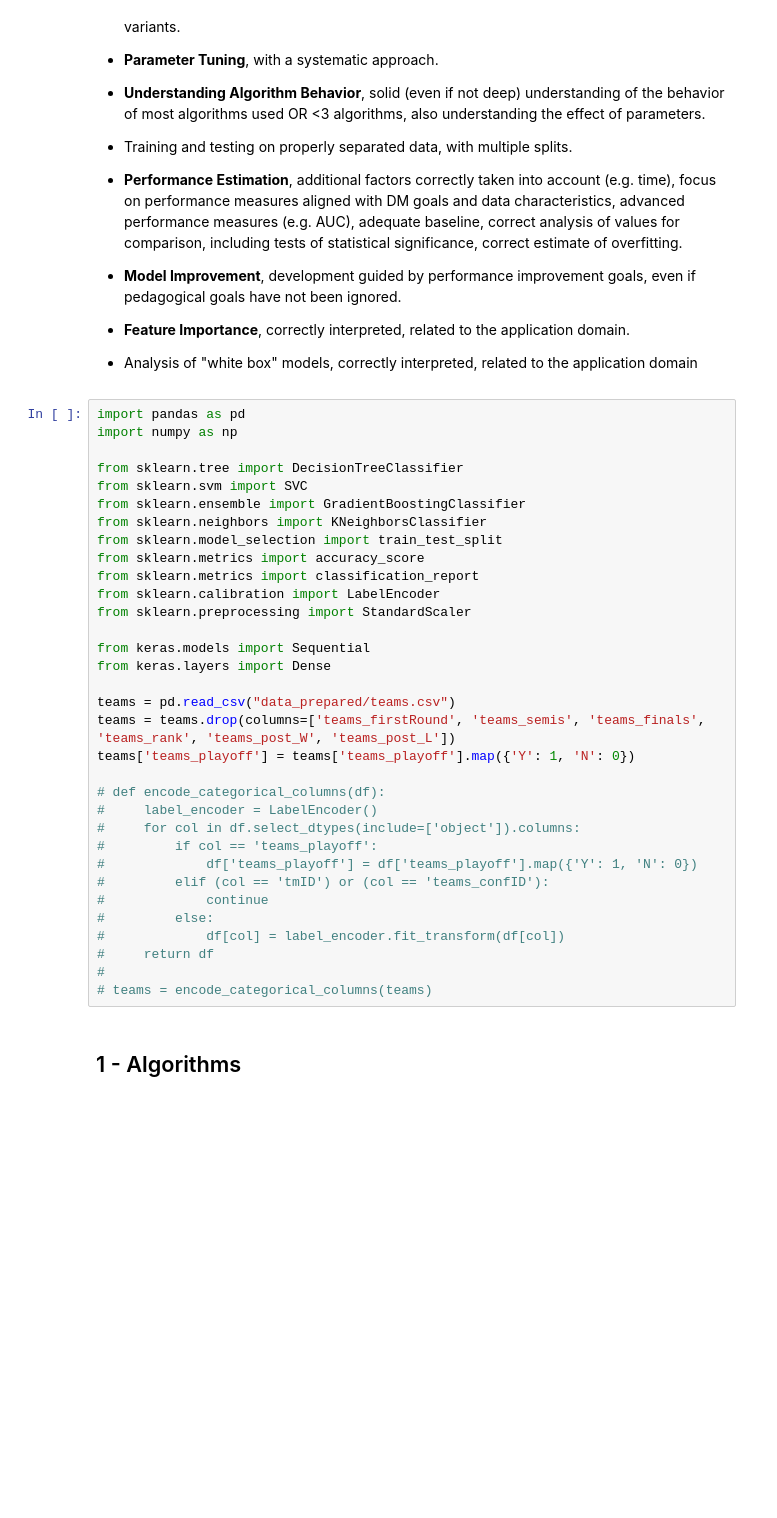
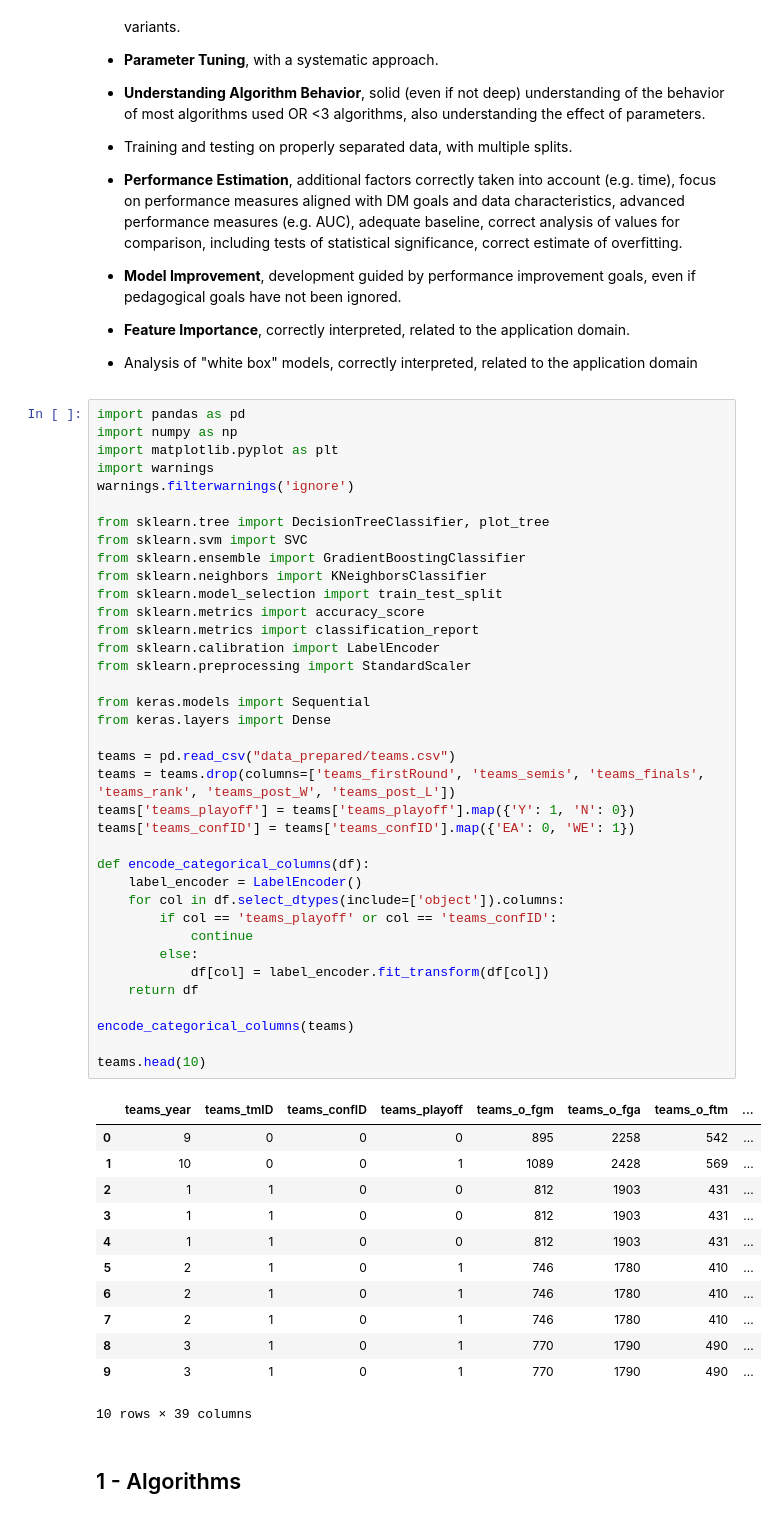
Before and after one commit to ritaleite03/FEUP-MEIC-AC, a Jupyter notebook: project_1/4_predictive.ipynb, the cells around one changed output. Cells and saved outputs as stored; diff of their text form; blank space fills up the shorter version.

```diff
--- a/project_1/4_predictive.ipynb
+++ b/project_1/4_predictive.ipynb
@@ -21,36 +21,53 @@ The metrics that will be used to evaluate this stage are:
 # %%
 import pandas as pd
 import numpy as np
+import matplotlib.pyplot as plt
+import warnings
+warnings.filterwarnings('ignore')
 
-from sklearn.tree import DecisionTreeClassifier
+from sklearn.tree import DecisionTreeClassifier, plot_tree
 from sklearn.svm import SVC
 from sklearn.ensemble import GradientBoostingClassifier
 from sklearn.neighbors import KNeighborsClassifier
 from sklearn.model_selection import train_test_split
 from sklearn.metrics import accuracy_score
 from sklearn.metrics import classification_report
 from sklearn.calibration import LabelEncoder
 from sklearn.preprocessing import StandardScaler
 
 from keras.models import Sequential
 from keras.layers import Dense
 
 teams = pd.read_csv("data_prepared/teams.csv")
 teams = teams.drop(columns=['teams_firstRound', 'teams_semis', 'teams_finals', 'teams_rank', 'teams_post_W', 'teams_post_L'])
 teams['teams_playoff'] = teams['teams_playoff'].map({'Y': 1, 'N': 0})
+teams['teams_confID'] = teams['teams_confID'].map({'EA': 0, 'WE': 1})
 
-# def encode_categorical_columns(df):
-#     label_encoder = LabelEncoder()
-#     for col in df.select_dtypes(include=['object']).columns:
-#         if col == 'teams_playoff':
-#             df['teams_playoff'] = df['teams_playoff'].map({'Y': 1, 'N': 0})
-#         elif (col == 'tmID') or (col == 'teams_confID'):
-#             continue
-#         else:
-#             df[col] = label_encoder.fit_transform(df[col])
-#     return df
-#
-# teams = encode_categorical_columns(teams)
+def encode_categorical_columns(df):
+    label_encoder = LabelEncoder()
+    for col in df.select_dtypes(include=['object']).columns:
+        if col == 'teams_playoff' or col == 'teams_confID':
+            continue
+        else:
+            df[col] = label_encoder.fit_transform(df[col])
+    return df
+
+encode_categorical_columns(teams)
+
+teams.head(10)
+# %% [output]
+|  | teams_year | teams_tmID | teams_confID | teams_playoff | teams_o_fgm | teams_o_fga | teams_o_ftm | ... |
+| 0 | 9 | 0 | 0 | 0 | 895 | 2258 | 542 | ... |
+| 1 | 10 | 0 | 0 | 1 | 1089 | 2428 | 569 | ... |
+| 2 | 1 | 1 | 0 | 0 | 812 | 1903 | 431 | ... |
+| 3 | 1 | 1 | 0 | 0 | 812 | 1903 | 431 | ... |
+| 4 | 1 | 1 | 0 | 0 | 812 | 1903 | 431 | ... |
+| 5 | 2 | 1 | 0 | 1 | 746 | 1780 | 410 | ... |
+| 6 | 2 | 1 | 0 | 1 | 746 | 1780 | 410 | ... |
+| 7 | 2 | 1 | 0 | 1 | 746 | 1780 | 410 | ... |
+| 8 | 3 | 1 | 0 | 1 | 770 | 1790 | 490 | ... |
+| 9 | 3 | 1 | 0 | 1 | 770 | 1790 | 490 | ... |
+10 rows × 39 columns
 # %% [markdown]
 ## 1 - Algorithms
 # %% [markdown]
```
Also changed, not shown: parts of 5 cells of this notebook, 1 other file.
